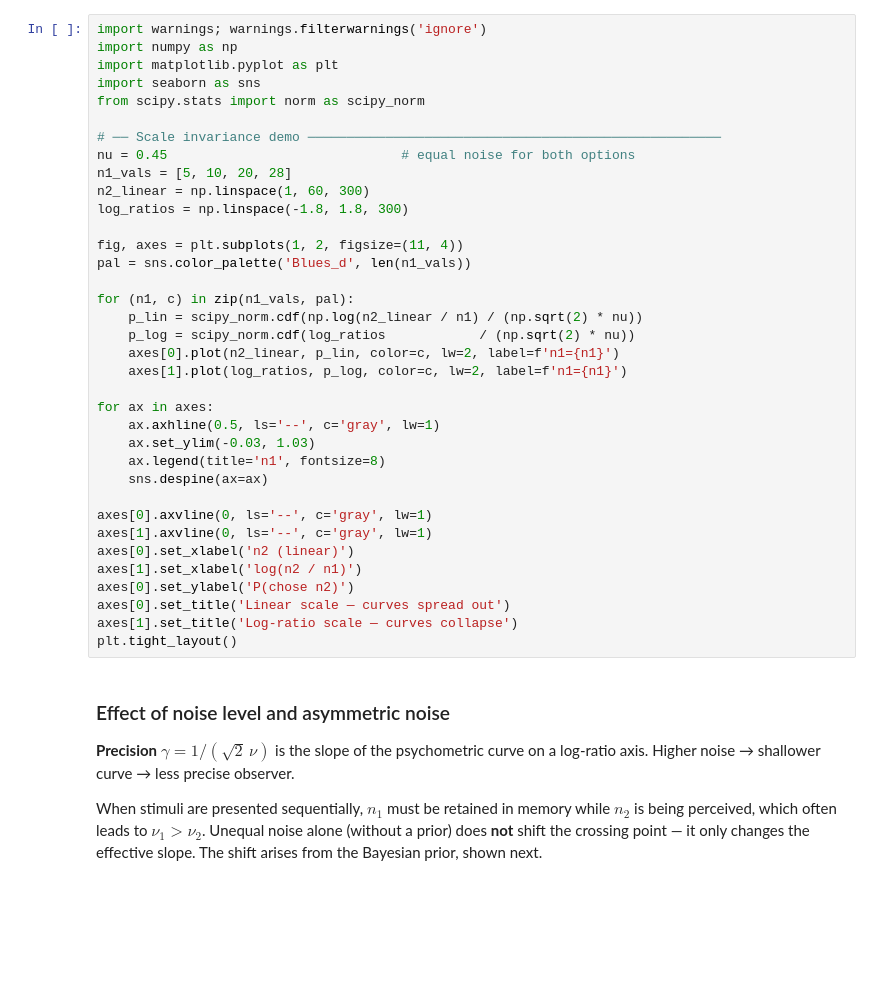
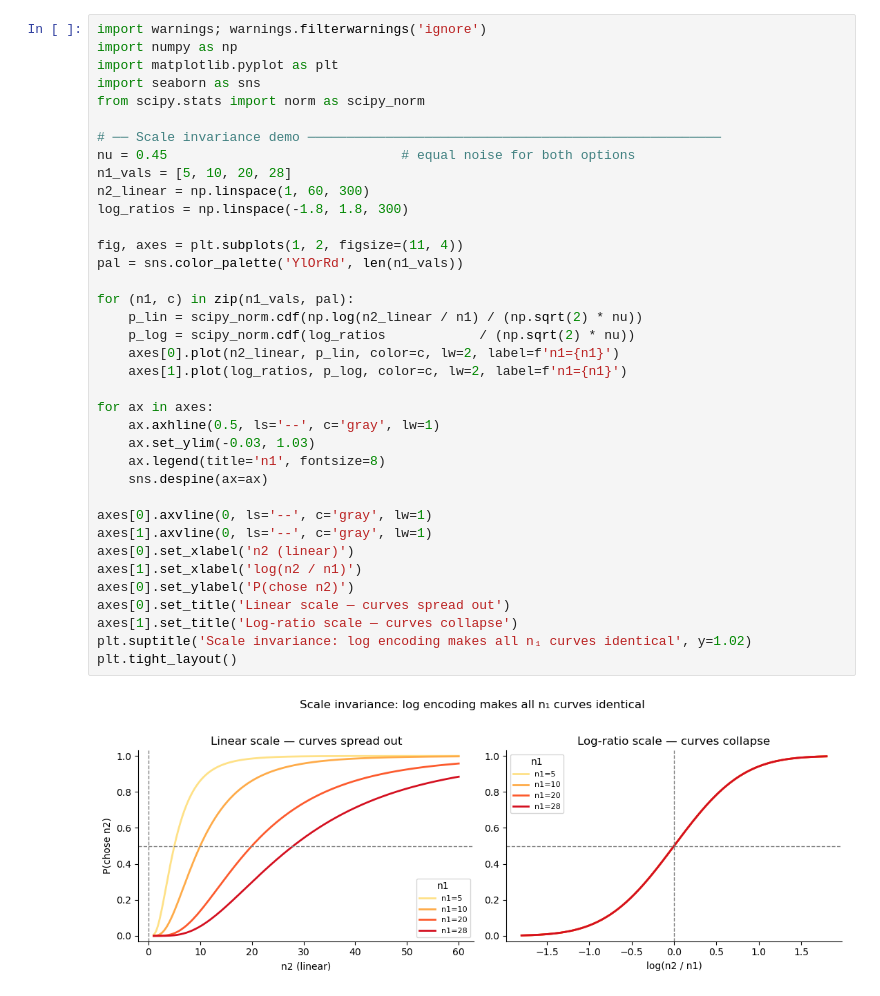
Before and after one commit to ruffgroup/bauer, a Jupyter notebook: docs/tutorial/lesson1.ipynb, the cells around one changed output. Drawn from its saved outputs; the diff is of its cells as text; blank space fills up the shorter version.

```diff
--- a/docs/tutorial/lesson1.ipynb
+++ b/docs/tutorial/lesson1.ipynb
@@ -35,41 +81,34 @@ import seaborn as sns
 from scipy.stats import norm as scipy_norm
 
 # ── Scale invariance demo ─────────────────────────────────────────────────────
 nu = 0.45                              # equal noise for both options
 n1_vals = [5, 10, 20, 28]
 n2_linear = np.linspace(1, 60, 300)
 log_ratios = np.linspace(-1.8, 1.8, 300)
 
 fig, axes = plt.subplots(1, 2, figsize=(11, 4))
-pal = sns.color_palette('Blues_d', len(n1_vals))
+pal = sns.color_palette('YlOrRd', len(n1_vals))
 
 for (n1, c) in zip(n1_vals, pal):
     p_lin = scipy_norm.cdf(np.log(n2_linear / n1) / (np.sqrt(2) * nu))
     p_log = scipy_norm.cdf(log_ratios            / (np.sqrt(2) * nu))
     axes[0].plot(n2_linear, p_lin, color=c, lw=2, label=f'n1={n1}')
     axes[1].plot(log_ratios, p_log, color=c, lw=2, label=f'n1={n1}')
 
 for ax in axes:
     ax.axhline(0.5, ls='--', c='gray', lw=1)
     ax.set_ylim(-0.03, 1.03)
     ax.legend(title='n1', fontsize=8)
     sns.despine(ax=ax)
 
 axes[0].axvline(0, ls='--', c='gray', lw=1)
 axes[1].axvline(0, ls='--', c='gray', lw=1)
 axes[0].set_xlabel('n2 (linear)')
 axes[1].set_xlabel('log(n2 / n1)')
 axes[0].set_ylabel('P(chose n2)')
 axes[0].set_title('Linear scale — curves spread out')
 axes[1].set_title('Log-ratio scale — curves collapse')
+plt.suptitle('Scale invariance: log encoding makes all n₁ curves identical', y=1.02)
 plt.tight_layout()
+# %% [output]
+[figure, added]
-# %% [markdown]
-### Effect of noise level and asymmetric noise
-
-**Precision** $\gamma = 1/(\sqrt{2}\,\nu)$ is the slope of the psychometric curve on a
-log-ratio axis.  Higher noise → shallower curve → less precise observer.
-
-When stimuli are presented sequentially, $n_1$ must be retained in memory while $n_2$ is
-being perceived, which often leads to $\nu_1 > \nu_2$.  Unequal noise alone (without a
-prior) does **not** shift the crossing point — it only changes the effective slope.  The
-shift arises from the Bayesian prior, shown next.
```
Also changed, not shown: parts of 30 cells of this notebook, 5 other files.
